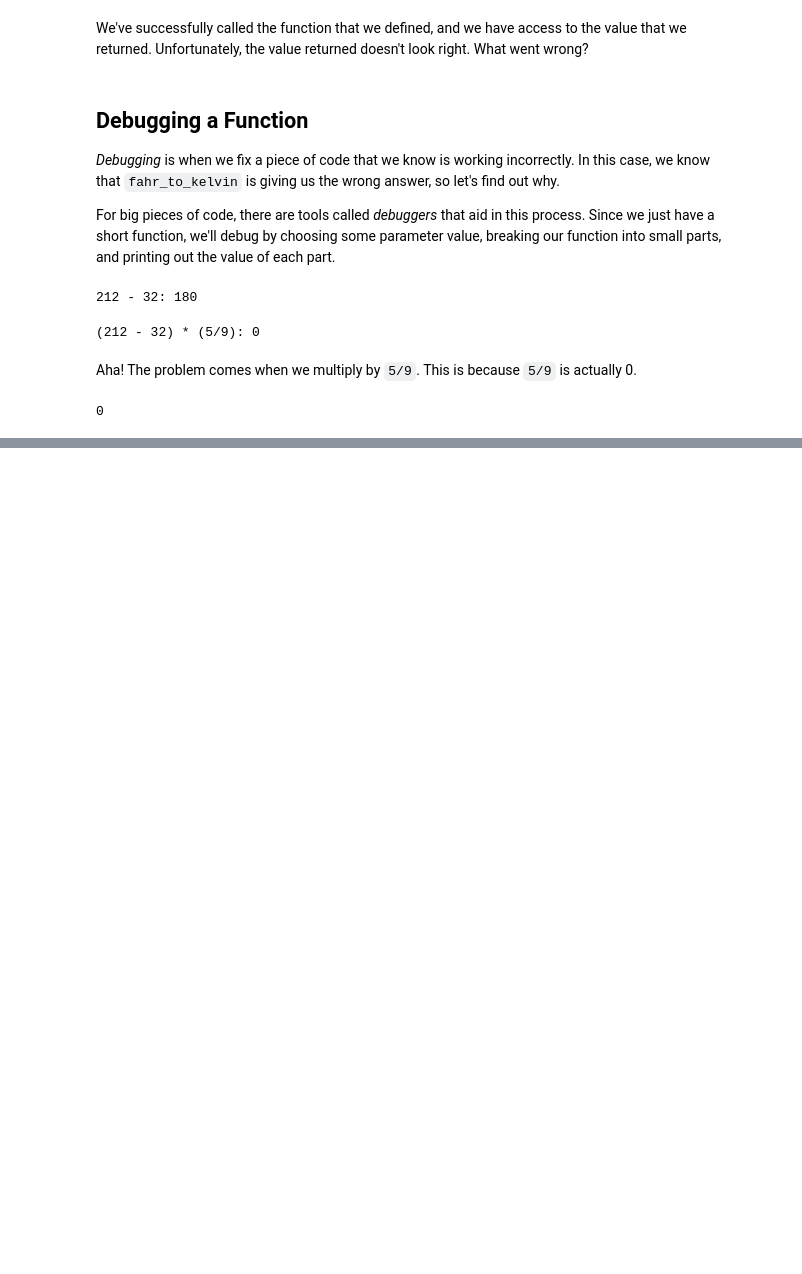
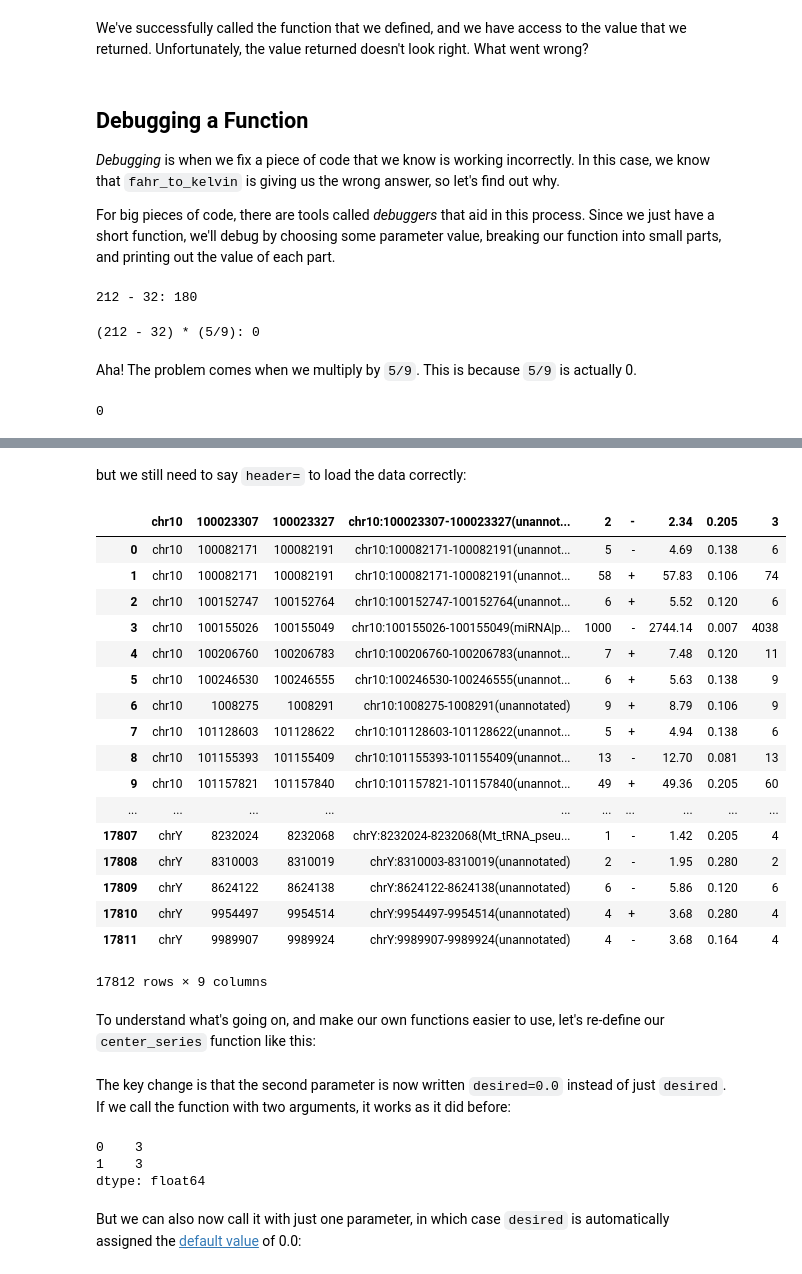
Before and after one commit to zmielko/scicomp-python, a Jupyter notebook: 06-functions.ipynb, the cells around one changed output, grey strips where cells are left out. Saved outputs shown, nothing was run; the diff lists cells and outputs as text; code cells hidden in the pictures; blank space fills up the shorter version.

Commit message:
Completed 06-functions

```diff
--- a/06-functions.ipynb
+++ b/06-functions.ipynb
@@ -727,0 +386,27 @@ the second parameter in the list.
+# %% [markdown]
+but we still need to say `header=` to load the data correctly:
+# %%
+pandas.read_csv('data/A549.bed', '\t', None)
+# %% [output]
+|  | chr10 | 100023307 | 100023327 | chr10:100023307-100023327(unannot... | 2 | - | 2.34 | 0.205 | 3 |
+| 0 | chr10 | 100082171 | 100082191 | chr10:100082171-100082191(unannot... | 5 | - | 4.69 | 0.138 | 6 |
+| 1 | chr10 | 100082171 | 100082191 | chr10:100082171-100082191(unannot... | 58 | + | 57.83 | 0.106 | 74 |
+| 2 | chr10 | 100152747 | 100152764 | chr10:100152747-100152764(unannot... | 6 | + | 5.52 | 0.120 | 6 |
+| 3 | chr10 | 100155026 | 100155049 | chr10:100155026-100155049(miRNA|p... | 1000 | - | 2744.14 | 0.007 | 4038 |
+| 4 | chr10 | 100206760 | 100206783 | chr10:100206760-100206783(unannot... | 7 | + | 7.48 | 0.120 | 11 |
+| 5 | chr10 | 100246530 | 100246555 | chr10:100246530-100246555(unannot... | 6 | + | 5.63 | 0.138 | 9 |
+| 6 | chr10 | 1008275 | 1008291 | chr10:1008275-1008291(unannotated) | 9 | + | 8.79 | 0.106 | 9 |
+| 7 | chr10 | 101128603 | 101128622 | chr10:101128603-101128622(unannot... | 5 | + | 4.94 | 0.138 | 6 |
+| 8 | chr10 | 101155393 | 101155409 | chr10:101155393-101155409(unannot... | 13 | - | 12.70 | 0.081 | 13 |
+| 9 | chr10 | 101157821 | 101157840 | chr10:101157821-101157840(unannot... | 49 | + | 49.36 | 0.205 | 60 |
+| ... | ... | ... | ... | ... | ... | ... | ... | ... | ... |
+| 17807 | chrY | 8232024 | 8232068 | chrY:8232024-8232068(Mt_tRNA_pseu... | 1 | - | 1.42 | 0.205 | 4 |
+| 17808 | chrY | 8310003 | 8310019 | chrY:8310003-8310019(unannotated) | 2 | - | 1.95 | 0.280 | 2 |
+| 17809 | chrY | 8624122 | 8624138 | chrY:8624122-8624138(unannotated) | 6 | - | 5.86 | 0.120 | 6 |
+| 17810 | chrY | 9954497 | 9954514 | chrY:9954497-9954514(unannotated) | 4 | + | 3.68 | 0.280 | 4 |
+| 17811 | chrY | 9989907 | 9989924 | chrY:9989907-9989924(unannotated) | 4 | - | 3.68 | 0.164 | 4 |
+17812 rows × 9 columns
+# %% [markdown]
+To understand what's going on,
+and make our own functions easier to use,
+let's re-define our `center_series` function like this:
@@ -727,0 +418,14 @@ the second parameter in the list.
+# %% [markdown]
+The key change is that the second parameter is now written `desired=0.0` instead of just `desired`.
+If we call the function with two arguments,
+it works as it did before:
+# %%
+test_series = pandas.Series([0,0])
+print center_series(test_series, 3)
+# %% [output]
+0    3
+1    3
+dtype: float64
+# %% [markdown]
+But we can also now call it with just one parameter,
+in which case `desired` is automatically assigned the [default value](reference.html#default-value) of 0.0:
```
Also changed, not shown: parts of 56 cells of this notebook.
